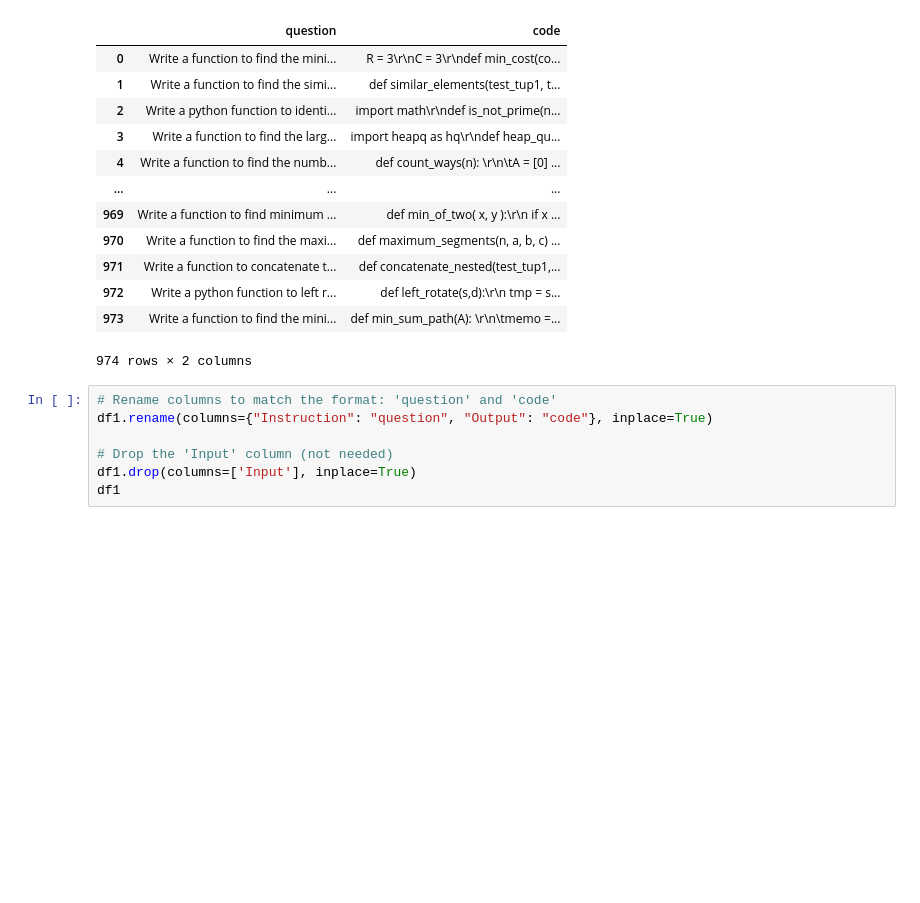
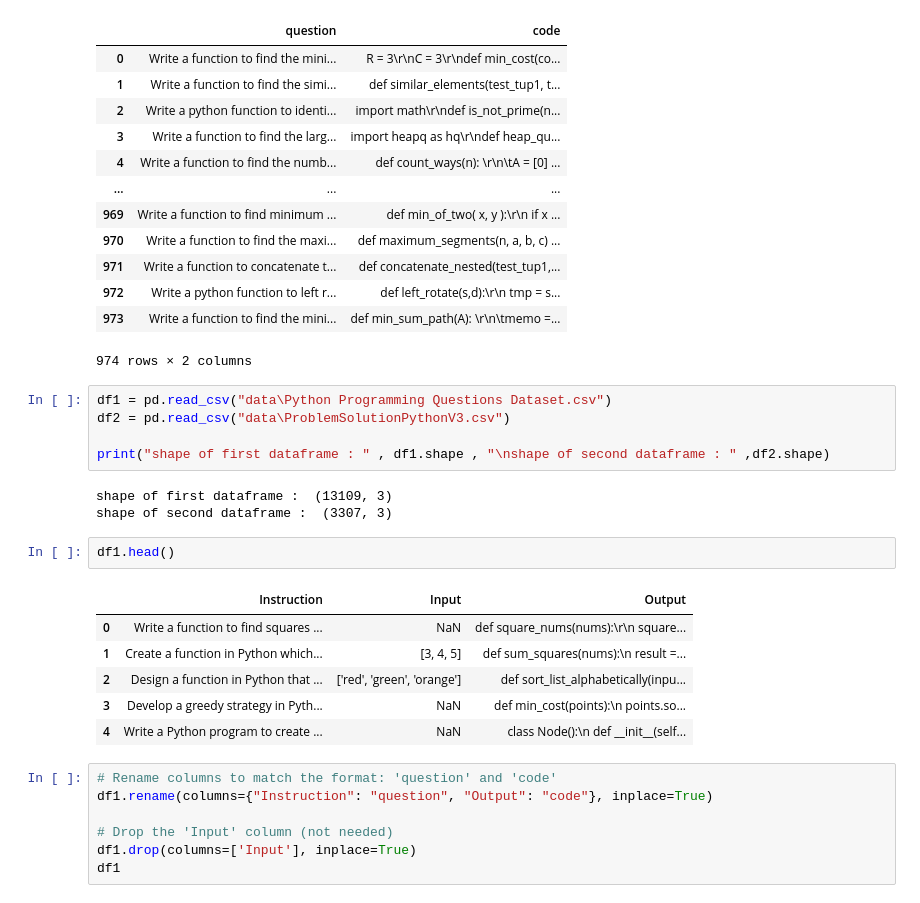
Before and after one commit to manishKrMahto/Python-Question-Answer-System, a Jupyter notebook: Data Preprocessing ( Merging ).ipynb, the cells around one changed output. Cells and saved outputs as stored; diff of their text form; blank space fills up the shorter version.

```diff
--- a/Data Preprocessing ( Merging ).ipynb
+++ b/Data Preprocessing ( Merging ).ipynb
@@ -85,6 +85,23 @@ df3
 | 972 | Write a python function to left r... | def left_rotate(s,d):\r\n tmp = s... |
 | 973 | Write a function to find the mini... | def min_sum_path(A): \r\n\tmemo =... |
 974 rows × 2 columns
+# %%
+df1 = pd.read_csv("data\Python Programming Questions Dataset.csv")
+df2 = pd.read_csv("data\ProblemSolutionPythonV3.csv")
+
+print("shape of first dataframe : " , df1.shape , "\nshape of second dataframe : " ,df2.shape)
+# %% [output]
+shape of first dataframe :  (13109, 3)
+shape of second dataframe :  (3307, 3)
+# %%
+df1.head()
+# %% [output]
+|  | Instruction | Input | Output |
+| 0 | Write a function to find squares ... | NaN | def square_nums(nums):\r\n square... |
+| 1 | Create a function in Python which... | [3, 4, 5] | def sum_squares(nums):\n result =... |
+| 2 | Design a function in Python that ... | ['red', 'green', 'orange'] | def sort_list_alphabetically(inpu... |
+| 3 | Develop a greedy strategy in Pyth... | NaN | def min_cost(points):\n points.so... |
+| 4 | Write a Python program to create ... | NaN | class Node():\n def __init__(self... |
 # %%
 # Rename columns to match the format: 'question' and 'code'
 df1.rename(columns={"Instruction": "question", "Output": "code"}, inplace=True)
```
Also changed, not shown: parts of 1 cell of this notebook, 1 other file.
